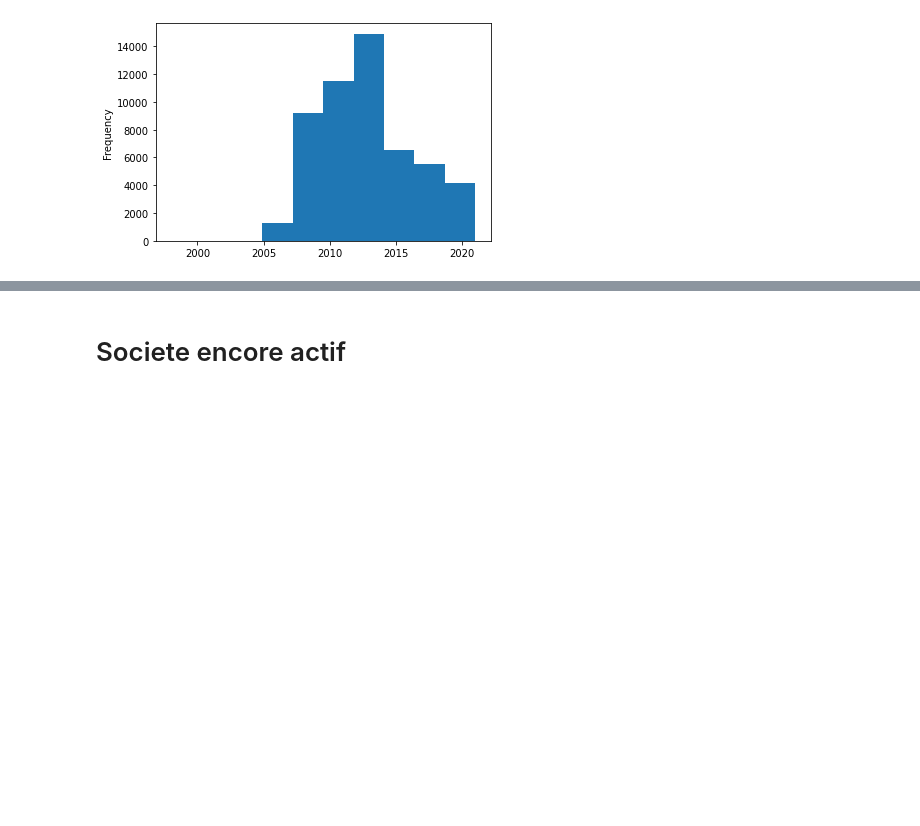
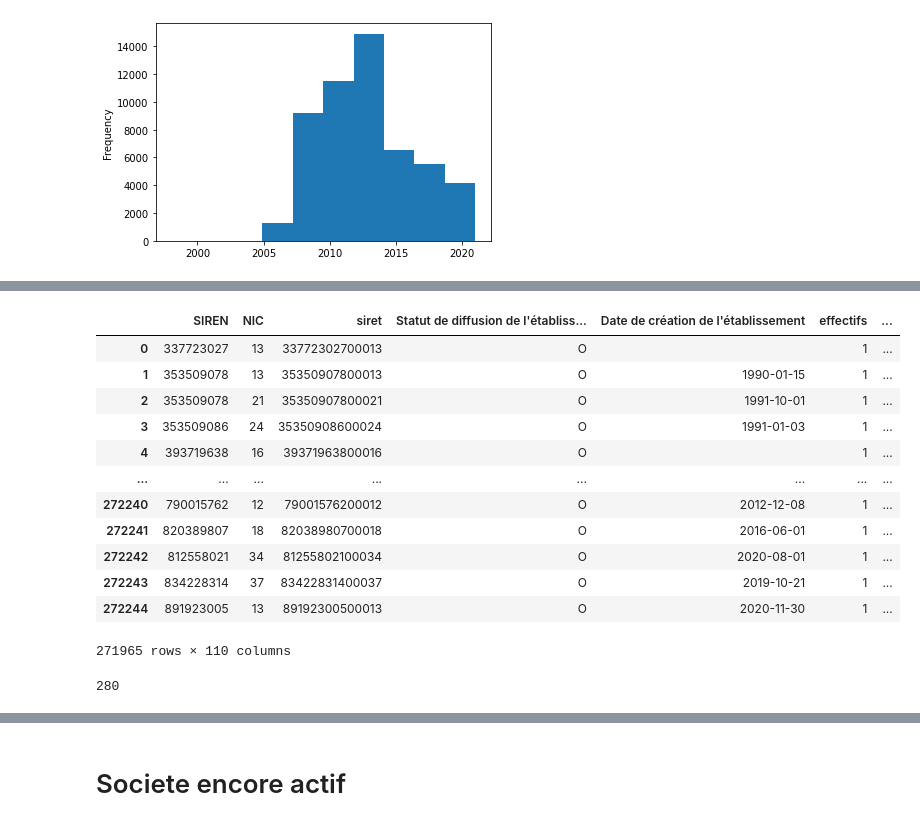
Before and after one commit to eangelid/trampact, a Jupyter notebook: notebooks/ac_dataset_sirene_nice_v1.ipynb, the cells around one changed output, grey strips where cells are left out. Drawn from its saved outputs; the diff is of its cells as text; code cells hidden in the pictures; blank space fills up the shorter version.

```diff
--- a/notebooks/ac_dataset_sirene_nice_v1.ipynb
+++ b/notebooks/ac_dataset_sirene_nice_v1.ipynb
@@ -346,0 +457,21 @@ pd.DataFrame(dicto)
+# %%
+test=entreprise_df[entreprise_df.lenght_x>1]
+test
+# %% [output]
+|  | SIREN | NIC | siret | Statut de diffusion de l'établiss... | Date de création de l'établissement | effectifs | ... |
+| 0 | 337723027 | 13 | 33772302700013 | O |  | 1 | ... |
+| 1 | 353509078 | 13 | 35350907800013 | O | 1990-01-15 | 1 | ... |
+| 2 | 353509078 | 21 | 35350907800021 | O | 1991-10-01 | 1 | ... |
+| 3 | 353509086 | 24 | 35350908600024 | O | 1991-01-03 | 1 | ... |
+| 4 | 393719638 | 16 | 39371963800016 | O |  | 1 | ... |
+| ... | ... | ... | ... | ... | ... | ... | ... |
+| 272240 | 790015762 | 12 | 79001576200012 | O | 2012-12-08 | 1 | ... |
+| 272241 | 820389807 | 18 | 82038980700018 | O | 2016-06-01 | 1 | ... |
+| 272242 | 812558021 | 34 | 81255802100034 | O | 2020-08-01 | 1 | ... |
+| 272243 | 834228314 | 37 | 83422831400037 | O | 2019-10-21 | 1 | ... |
+| 272244 | 891923005 | 13 | 89192300500013 | O | 2020-11-30 | 1 | ... |
+271965 rows × 110 columns
+# %%
+len(entreprise_df)-len(test)
+# %% [output]
+280
```
Also changed, not shown: parts of 28 cells of this notebook, 1 other file.
